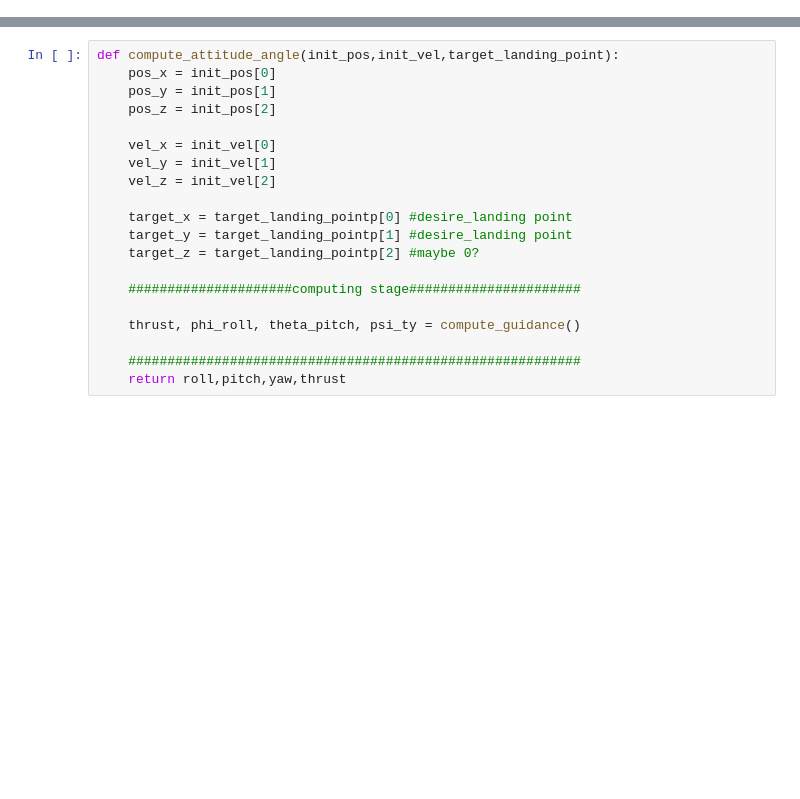
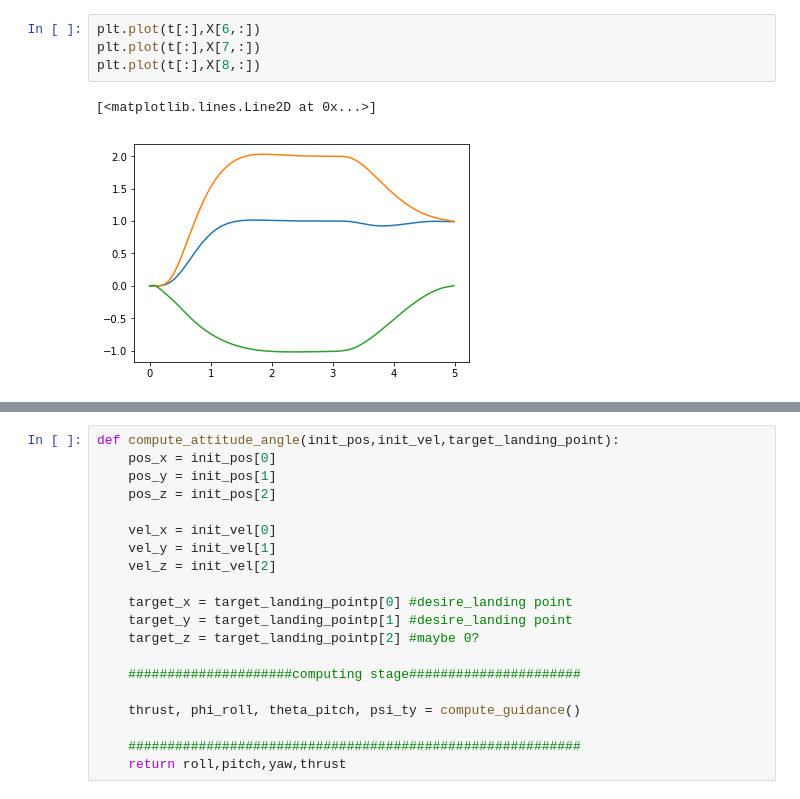
Before and after one commit to acsl-inha/drone_simulation, a Jupyter notebook: src/Euler_angle_guidance.ipynb, the cells around one changed output, grey strips where cells are left out. Drawn from its saved outputs; the diff is of its cells as text; blank space fills up the shorter version.

```diff
--- a/src/Euler_angle_guidance.ipynb
+++ b/src/Euler_angle_guidance.ipynb
@@ -171,0 +369,7 @@ print(elapsed_time)
+# %%
+plt.plot(t[:],X[6,:])
+plt.plot(t[:],X[7,:])
+plt.plot(t[:],X[8,:])
+# %% [output]
+[<matplotlib.lines.Line2D at 0x...>]
+[figure, added]
```
Also changed, not shown: parts of 14 cells of this notebook, 5 other files.
